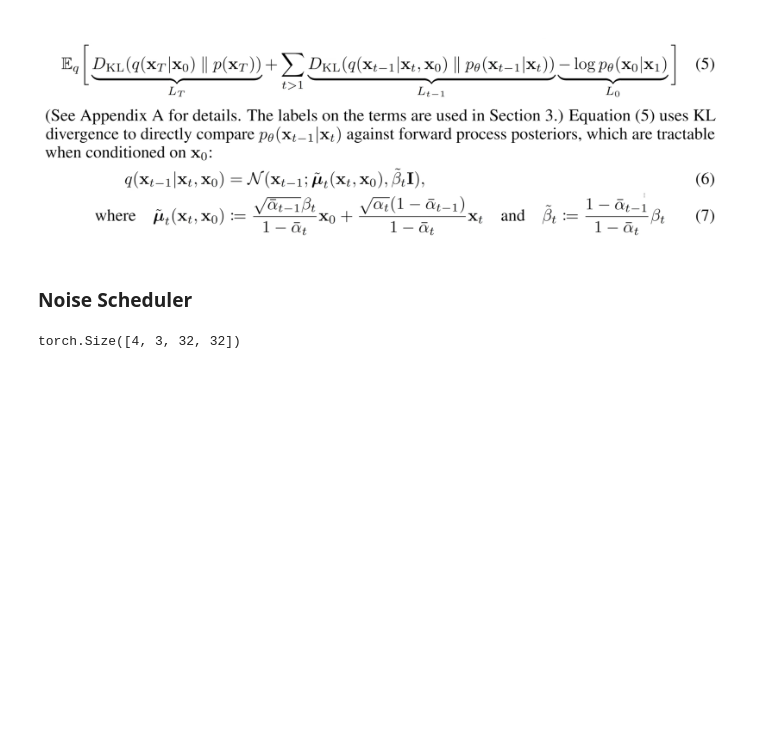
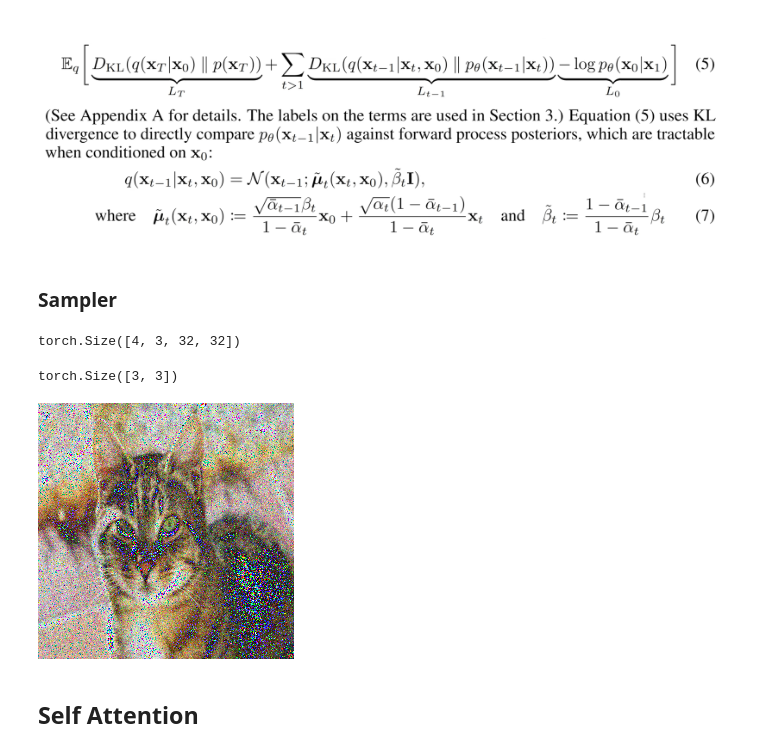
Before and after one commit to krsh-37/diy-ml-stuffs, a Jupyter notebook: diffusion/ddpm_build.ipynb, the cells around one changed output. Drawn from its saved outputs; the diff is of its cells as text; code cells hidden in the pictures; blank space fills up the shorter version.

```diff
--- a/diffusion/ddpm_build.ipynb
+++ b/diffusion/ddpm_build.ipynb
@@ -23,5 +31,5 @@ import numpy as np
 # %% [markdown]
-### Noise Scheduler
+### Sampler
 # %%
 class Sampler:
     """
@@ -108,3 +116,31 @@ pred_noise = torch.randn( 4, 3, 32, 32 )
 sampler.remove_noise(img, rand_ts, pred_noise).shape
 # %% [output]
 torch.Size([4, 3, 32, 32])
+# %%
+torch.rand((1,3,3)).squeeze(0).shape
+# %% [output]
+torch.Size([3, 3])
+# %%
+cat = Image.open('./cat.jpg').convert("RGB")
+
+image2tensor_transform = transforms.Compose([
+                    transforms.Resize((256, 256)), # Resize Image
+                    transforms.ToTensor(), # Convert to tensor (will scale from 0 to 1)
+                    transforms.Lambda(lambda t: (t*2) - 1), # Change scale to be -1 to 1
+                    transforms.Lambda(lambda t: t.unsqueeze(0))
+])
+
+tensor2image_transform = transforms.Compose([
+        transforms.Lambda(lambda t: t.squeeze(0)), # Remove batch dimension on
+        transforms.Lambda(lambda t: (t + 1) / 2), # Scale back to 0 to 1
+        transforms.Lambda(lambda t: t.permute(1, 2, 0)), # Make channels last
+        transforms.Lambda(lambda t: t * 255.), # Scale back to 0 to 255
+        transforms.Lambda(lambda t: t.cpu().numpy().astype(np.uint8)), # Convert to numpy
+        transforms.ToPILImage(), # Conver to PIL
+    ])
+
+tensor2image_transform( sampler.add_noise( image2tensor_transform(cat), 100 )[1] )
+# %% [output]
+[figure, added]
+# %% [markdown]
+## Self Attention
```
Also changed, not shown: parts of 3 cells of this notebook, 1 other file.
